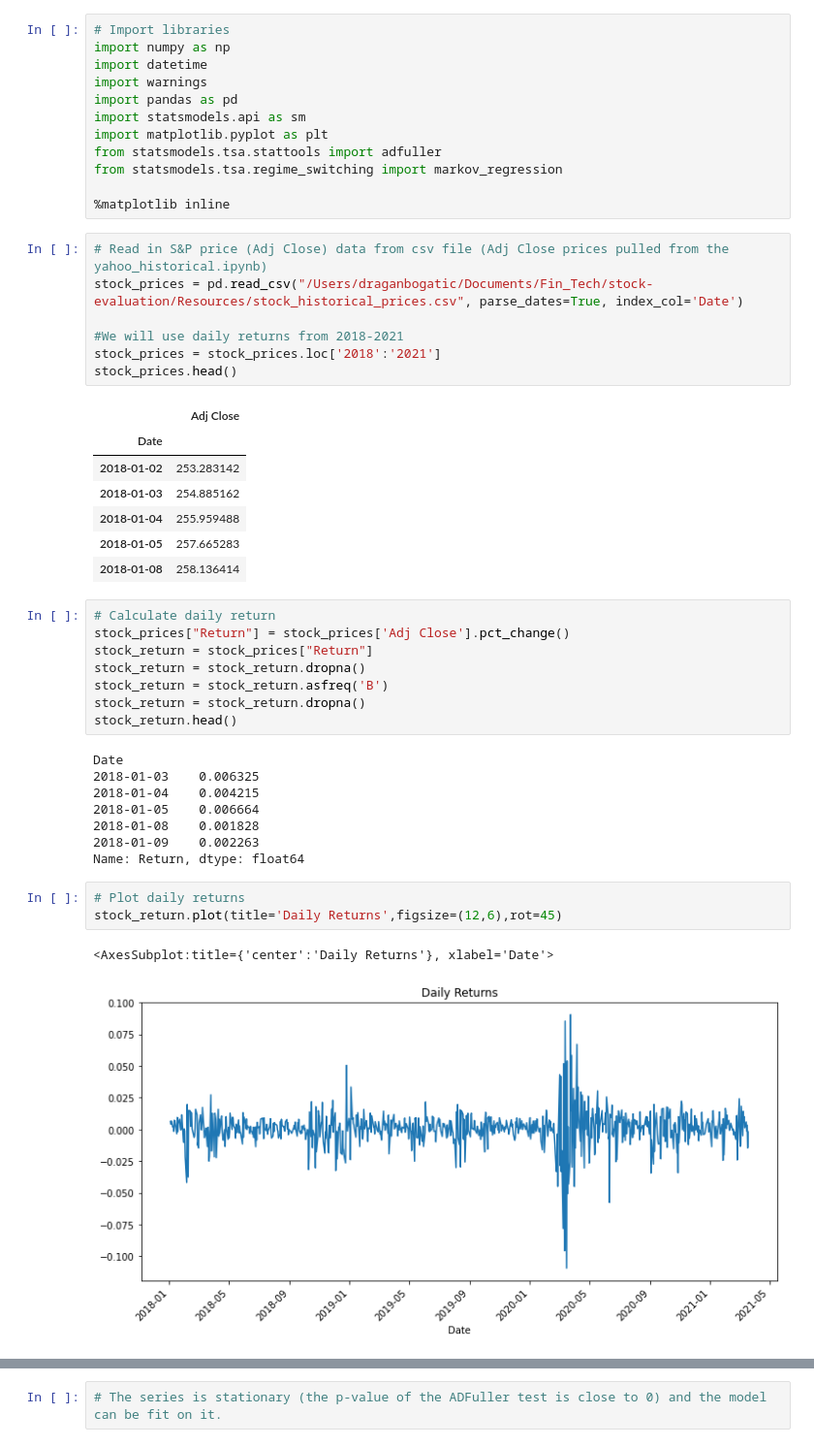
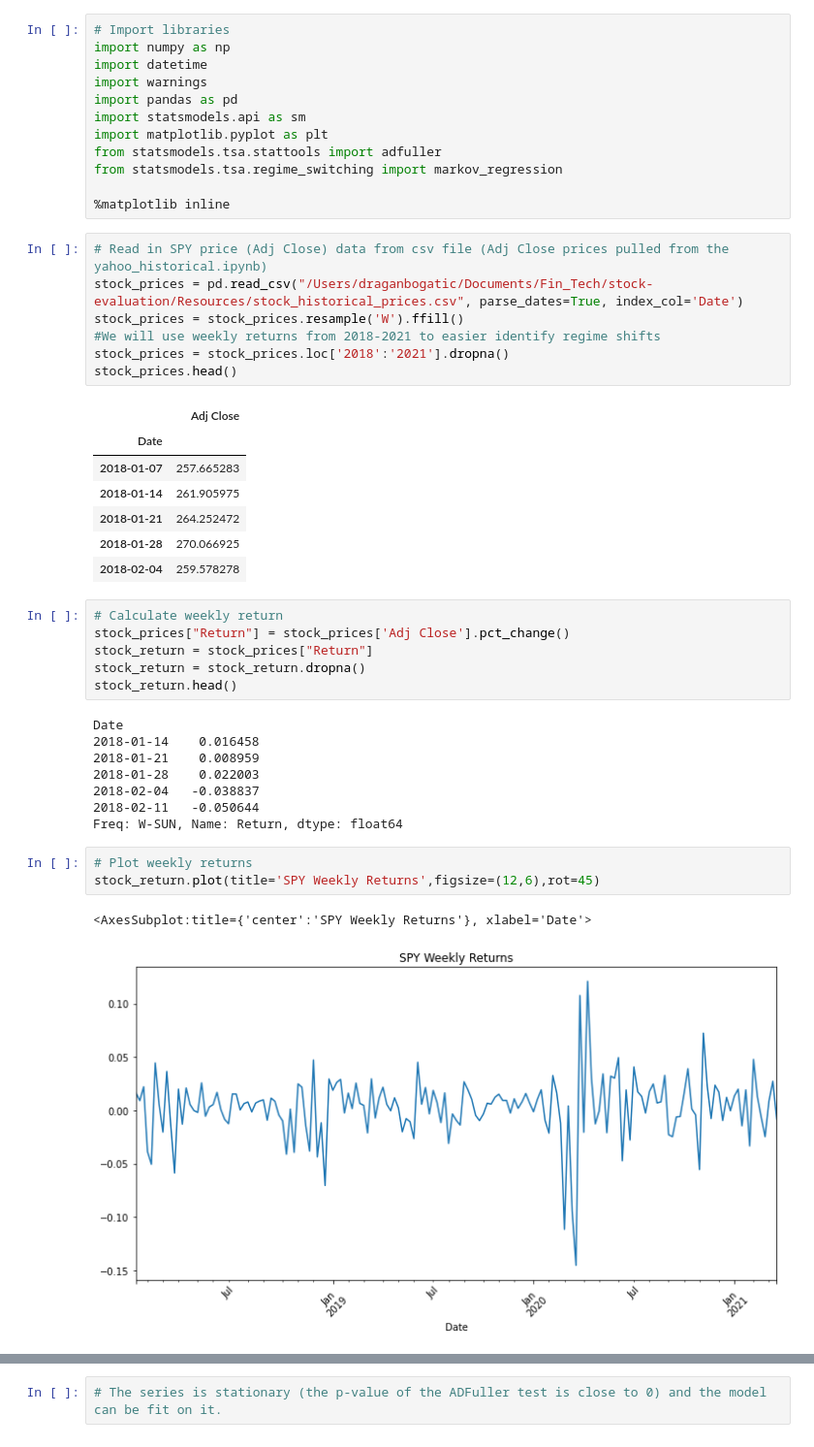
Before and after one commit to dbogatic/stock-evaluation, a Jupyter notebook: stock_price_predictors/regression_models/markov_regime_shift.ipynb, the cells around one changed output, grey strips where cells are left out. Shown at 97% size. Saved outputs shown, nothing was run; the diff lists cells and outputs as text.

Commit message:
recalc to weekly returns and added prob dist

```diff
--- a/stock_price_predictors/regression_models/markov_regime_shift.ipynb
+++ b/stock_price_predictors/regression_models/markov_regime_shift.ipynb
@@ -28,42 +28,40 @@ from statsmodels.tsa.regime_switching import markov_regression
 
 %matplotlib inline
 # %%
-# Read in S&P price (Adj Close) data from csv file (Adj Close prices pulled from the yahoo_historical.ipynb)
+# Read in SPY price (Adj Close) data from csv file (Adj Close prices pulled from the yahoo_historical.ipynb)
 stock_prices = pd.read_csv("/Users/draganbogatic/Documents/Fin_Tech/stock-evaluation/Resources/stock_historical_prices.csv", parse_dates=True, index_col='Date')
-
-#We will use daily returns from 2018-2021
-stock_prices = stock_prices.loc['2018':'2021']
+stock_prices = stock_prices.resample('W').ffill()
+#We will use weekly returns from 2018-2021 to easier identify regime shifts
+stock_prices = stock_prices.loc['2018':'2021'].dropna()
 stock_prices.head()
 # %% [output]
 |  | Adj Close |
 | Date |  |
-| 2018-01-02 | 253.283142 |
-| 2018-01-03 | 254.885162 |
-| 2018-01-04 | 255.959488 |
-| 2018-01-05 | 257.665283 |
-| 2018-01-08 | 258.136414 |
+| 2018-01-07 | 257.665283 |
+| 2018-01-14 | 261.905975 |
+| 2018-01-21 | 264.252472 |
+| 2018-01-28 | 270.066925 |
+| 2018-02-04 | 259.578278 |
 # %%
-# Calculate daily return
+# Calculate weekly return
 stock_prices["Return"] = stock_prices['Adj Close'].pct_change()
 stock_return = stock_prices["Return"]
 stock_return = stock_return.dropna()
-stock_return = stock_return.asfreq('B')
-stock_return = stock_return.dropna()
 stock_return.head()
 # %% [output]
 Date
-2018-01-03    0.006325
-2018-01-04    0.004215
-2018-01-05    0.006664
-2018-01-08    0.001828
-2018-01-09    0.002263
-Name: Return, dtype: float64
+2018-01-14    0.016458
+2018-01-21    0.008959
+2018-01-28    0.022003
+2018-02-04   -0.038837
+2018-02-11   -0.050644
+Freq: W-SUN, Name: Return, dtype: float64
 # %%
-# Plot daily returns
-stock_return.plot(title='Daily Returns',figsize=(12,6),rot=45)
+# Plot weekly returns
+stock_return.plot(title='SPY Weekly Returns',figsize=(12,6),rot=45)
 # %% [output]
-<AxesSubplot:title={'center':'Daily Returns'}, xlabel='Date'>
+<AxesSubplot:title={'center':'SPY Weekly Returns'}, xlabel='Date'>
-[figure, old version]
+[figure, new version]
 # %%
 # Apply the Augmented Dickey-Fuller test to determine if the above is stationary
 adfuller(stock_return)
```
Also changed, not shown: parts of 41 cells of this notebook.
